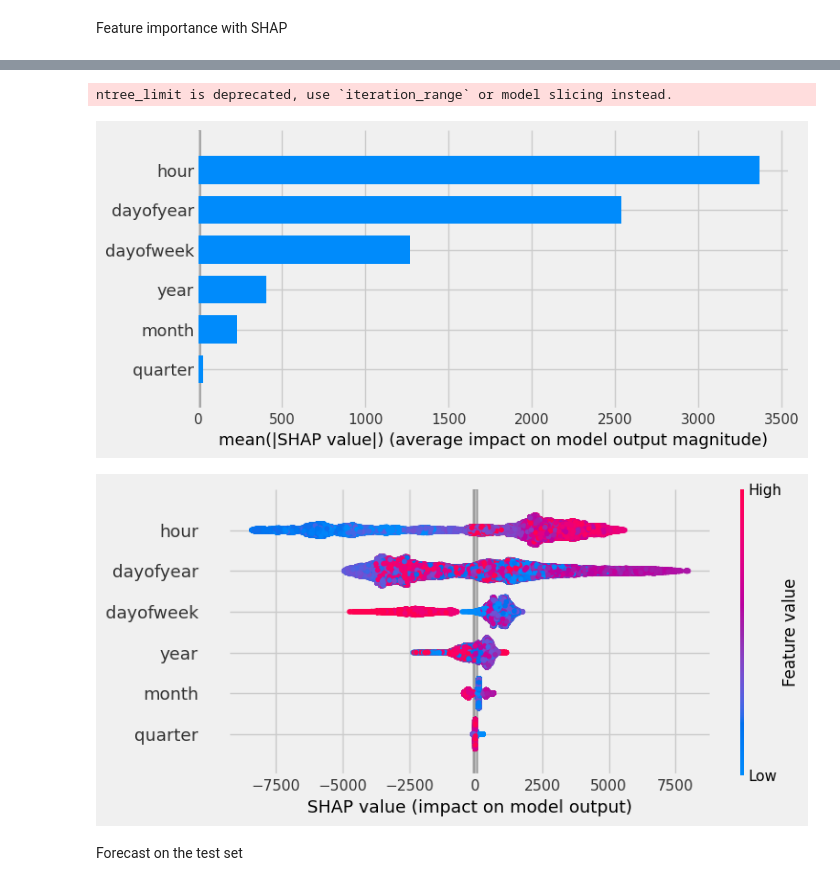
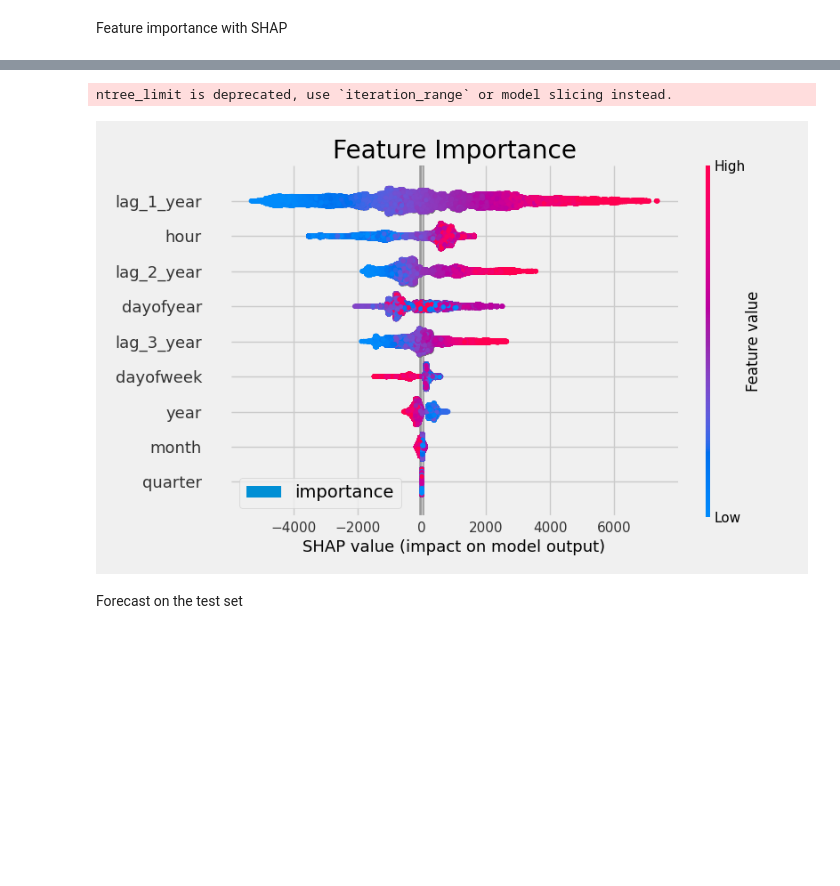
Before and after one commit to Milanomac/data-science-python, a Jupyter notebook: ml-models/XGBoost_time_series_forecasting.ipynb, the cells around one changed output, grey strips where cells are left out. Cells and saved outputs as stored; diff of their text form; code cells hidden in the pictures; blank space fills up the shorter version.

Commit message:
Adding time series cross validation, forecast horizon, lag features, and future predictions to the model

```diff
--- a/ml-models/XGBoost_time_series_forecasting.ipynb
+++ b/ml-models/XGBoost_time_series_forecasting.ipynb
@@ -155,0 +116,10 @@ XGBRegressor(base_score=0.5, booster='gbtree', callbacks=None,
+# %%
+target_map = df['PJME_MW'].to_dict()
+# %%
+def add_lags(df):
+    df['lag_1_year'] = (df.index - pd.Timedelta('364 days')).map(target_map)
+    df['lag_2_year'] = (df.index - pd.Timedelta('728 days')).map(target_map)
+    df['lag_3_year'] = (df.index - pd.Timedelta('1092 days')).map(target_map)
+    return df
+# %%
+df = add_lags(df)
@@ -155,0 +230,23 @@ XGBRegressor(base_score=0.5, booster='gbtree', callbacks=None,
+# %%
+# Before we created the x and y value from the train and validation separately.
+# Now, the features will be created on all our data
+
+df = create_features(df)
+
+FEATURES = ['dayofyear', 'hour', 'dayofweek', 'quarter',
+            'month', 'year', 'lag_1_year','lag_2_year','lag_3_year']
+TARGET = 'PJME_MW'
+
+X_all = df[FEATURES]
+y_all = df[TARGET]
+
+# CREATING XGBoost regressor model
+
+reg = xgb.XGBRegressor(base_score =0.5, booster='gbtree',
+                       n_estimators=500,                #different than before due to overfitting after 500th iter
+                       objective='reg:squarederror',
+                       max_depth=3,
+                       learning_rate=0.01)
+reg.fit(X_all, y_all,
+        eval_set=[(X_all, y_all)],
+        verbose=100)
@@ -168,16 +321,14 @@ Feature importance with SHAP
 # %%
 import shap
 shap.initjs()
 
 explainer = shap.TreeExplainer(reg)
 shap_values = explainer.shap_values(X_train)
-shap.summary_plot(shap_values, X_train, plot_type='bar')
-shap.summary_plot(shap_values, X_train)
+shap.summary_plot(shap_values, X_train) # plot_type='bar')
 # %% [output]
 [interactive output not drawn]
 ntree_limit is deprecated, use `iteration_range` or model slicing instead.
-[figure, old version]
+[figure, new version]
-[figure, removed]
 # %% [markdown]
 Forecast on the test set
 # %%
```
Also changed, not shown: parts of 35 cells of this notebook.
